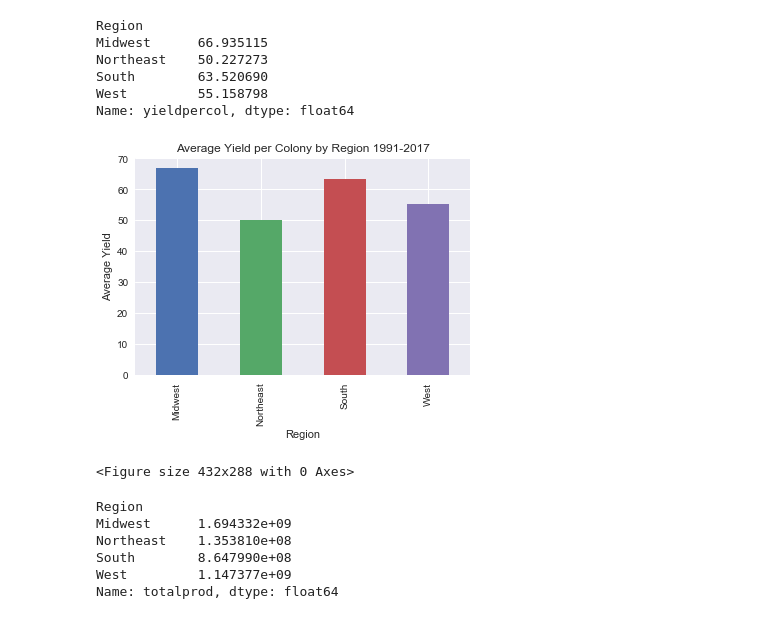
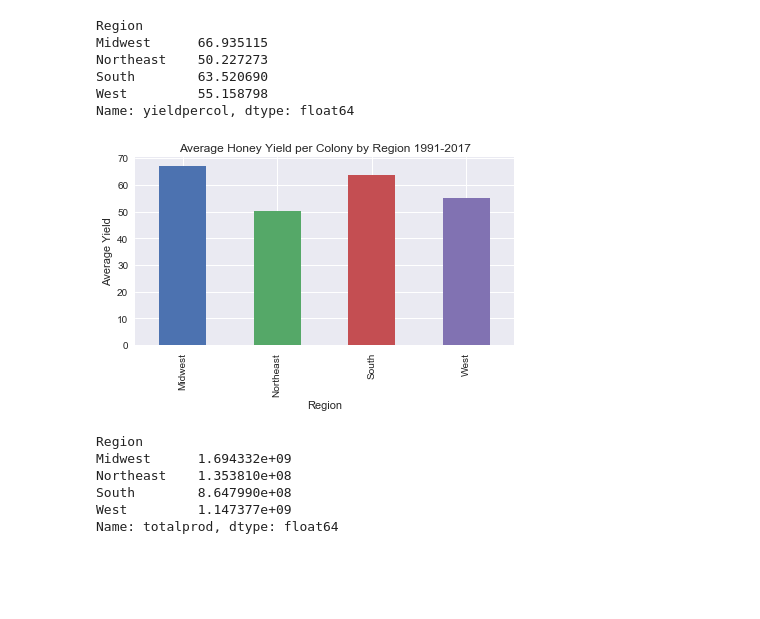
Before and after one commit to Richa309/UCIDB_Final_Project, a Jupyter notebook: Bees_Data_Analytics.ipynb, the cells around one changed output. Cells and saved outputs as stored; diff of their text form; code cells hidden in the pictures; blank space fills up the shorter version.

```diff
--- a/Bees_Data_Analytics.ipynb
+++ b/Bees_Data_Analytics.ipynb
@@ -215,16 +216,15 @@ Name: yieldpercol, dtype: float64
 # %%
 yield_region = yield_by_region.plot(kind='bar')
 
-yield_region.set_title("Average Yield per Colony by Region 1991-2017")
+yield_region.set_title("Average Honey Yield per Colony by Region 1991-2017")
 yield_region.set_xlabel("Region")
 yield_region.set_ylabel("Average Yield")
 
+plt.tight_layout()
+plt.savefig("/Users/richasingh/Desktop/UCIDB_Final_Project/Images/yield_region.png")
 plt.show()
-plt.tight_layout()
-plt.savefig("yield_region.png")
 # %% [output]
-[figure, old version]
+[figure, new version]
-<Figure size 432x288 with 0 Axes>
 # %%
 # Total honey production  by regions
 Total_by_region = by_region["totalprod"].sum()
```
Also changed, not shown: parts of 56 cells of this notebook, 26 other files.
